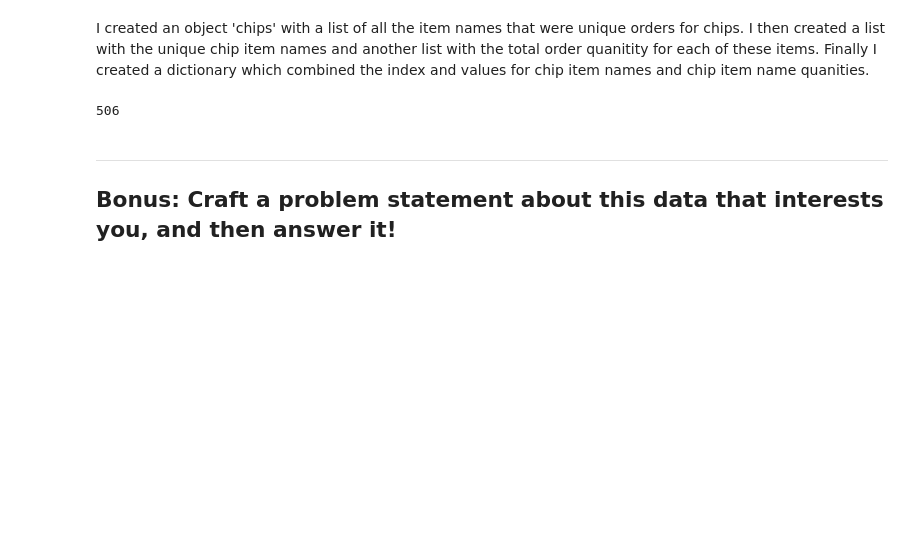
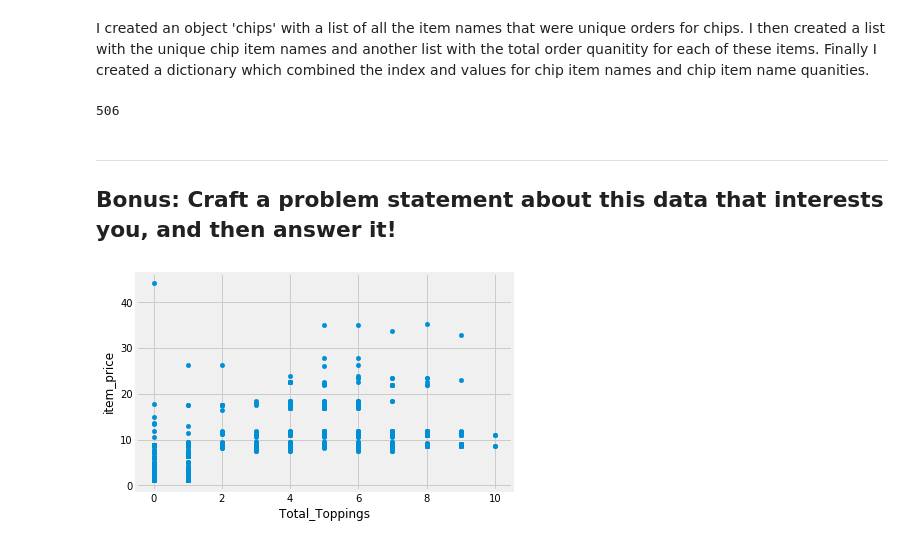
Before and after one commit to agfrazier1/Assignments_Andrew_Frazier, a Jupyter notebook: chipotle.ipynb, the cells around one changed output. Cells and saved outputs as stored; diff of their text form; code cells hidden in the pictures; blank space fills up the shorter version.

Commit message:
update to file with graphs in bonus section

```diff
--- a/chipotle.ipynb
+++ b/chipotle.ipynb
@@ -229,3 +242,7 @@ chip_orders_dict['Chips and Guacamole']
 ---
 
 ## Bonus: Craft a problem statement about this data that interests you, and then answer it!
+# %%
+CP.plot(kind='scatter', x='Total_Toppings', y="item_price");
+# %% [output]
+[figure, added]
```
Also changed, not shown: parts of 3 cells of this notebook.
